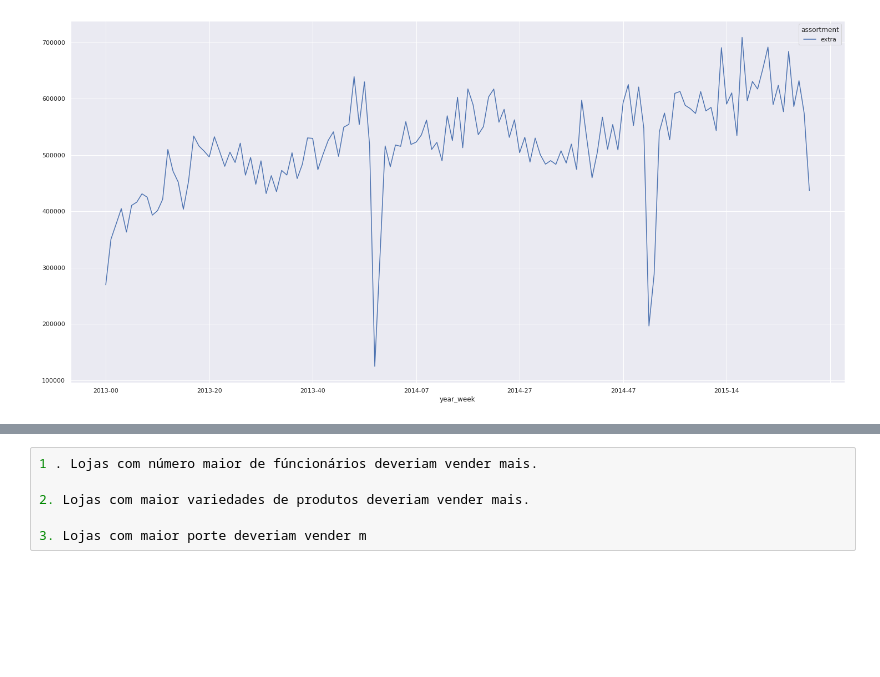
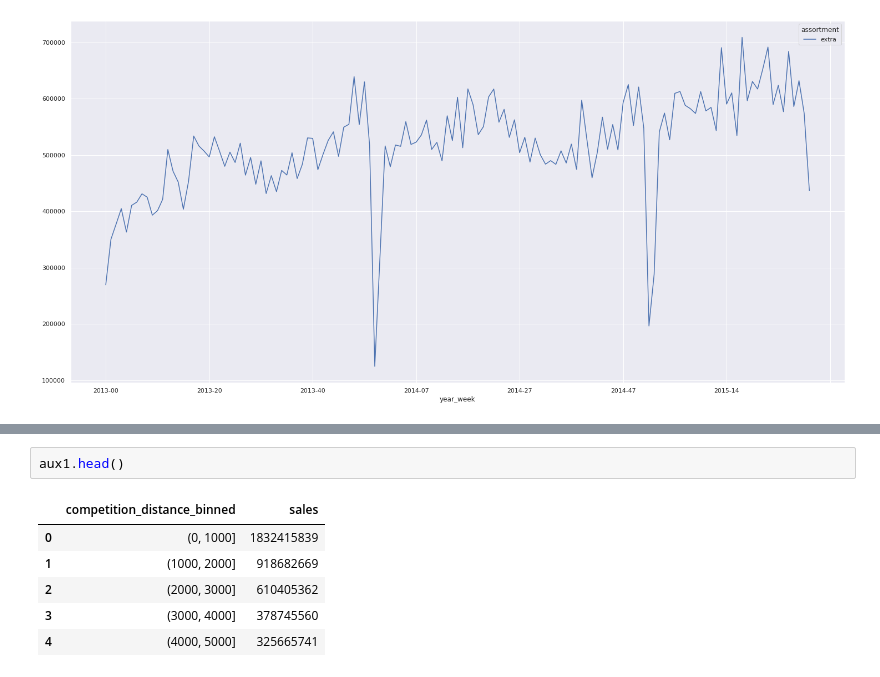
Before and after one commit to guiaraujofreitas/Rossmann-Store-Sales, a Jupyter notebook: m04_Store_Sales_prediction.ipynb, the cells around one changed output, grey strips where cells are left out. Saved outputs shown, nothing was run; the diff lists cells and outputs as text; blank space fills up the shorter version.

```diff
--- a/m04_Store_Sales_prediction.ipynb
+++ b/m04_Store_Sales_prediction.ipynb
@@ -601,6 +621,9 @@ aux3.pivot(index= 'year_week', columns='assortment', values='sales').plot();
 # %%
-1 . Lojas com número maior de fúncionários deveriam vender mais.
-
-2. Lojas com maior variedades de produtos deveriam vender mais.
-
-3. Lojas com maior porte deveriam vender m
+aux1.head()
+# %% [output]
+|  | competition_distance_binned | sales |
+| 0 | (0, 1000] | 1832415839 |
+| 1 | (1000, 2000] | 918682669 |
+| 2 | (2000, 3000] | 610405362 |
+| 3 | (3000, 4000] | 378745560 |
+| 4 | (4000, 5000] | 325665741 |
```
Also changed, not shown: parts of 5 cells of this notebook.
